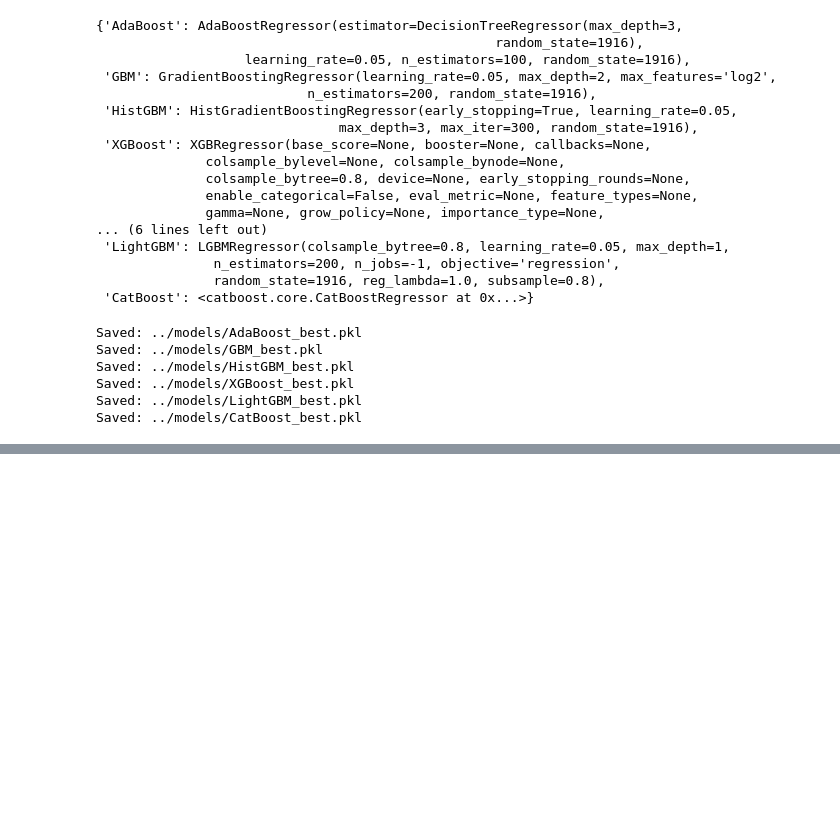
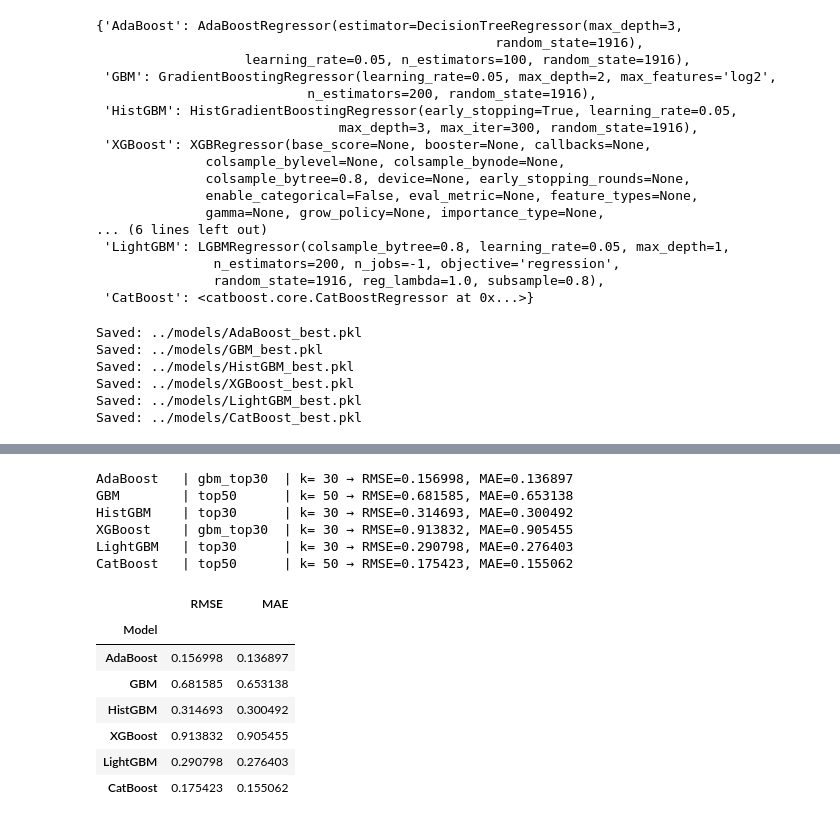
Before and after one commit to anlan-chen/Gradient_Boosting_Task, a Jupyter notebook: Gradient_Boosting_Task.ipynb, the cells around one changed output, grey strips where cells are left out. Drawn from its saved outputs; the diff is of its cells as text; code cells hidden in the pictures; blank space fills up the shorter version.

```diff
--- a/Gradient_Boosting_Task.ipynb
+++ b/Gradient_Boosting_Task.ipynb
@@ -1257,0 +996,14 @@ print(train_fe.shape, test_fe.shape)
+# %%
+feature_rank = pd.read_excel(feature_rank_url, index_col=0)
+
+feature_rank_sorted = feature_rank.sort_values(by="boruta_rank", ascending=True)
+feature_names_sorted = feature_rank_sorted.index.tolist()
+
+feature_sets = {
+    "top20": feature_names_sorted[:20],
+    "top30": feature_names_sorted[:30],
+    "top50": feature_names_sorted[:50],
+}
+
+for name, cols in feature_sets.items():
+    print(f"{name}: {len(cols)} features")
@@ -1283,0 +1057,2 @@ ValueError: X has 50 features, but AdaBoostRegressor is expecting 30 features as
+# %%
+feature_list_by_ranking = feature_names_sorted[:30]
@@ -1283,0 +1152,44 @@ ValueError: X has 50 features, but AdaBoostRegressor is expecting 30 features as
+# %%
+import re
+
+numeric_cols = train_fe.select_dtypes(include=[np.number]).columns.drop("etr")
+
+scores = []
+
+for name, bundle in loaded_models.items():
+    model = bundle["model"]
+    fs_name = bundle["feature_set_name"]
+
+    m = re.search(r"top(\d+)", fs_name)
+    k = int(m.group(1)) if m else 30
+
+    feats = numeric_cols[:k]
+    X_test_fs = test_fe[feats].to_numpy()
+
+    pred = model.predict(X_test_fs)
+
+    rmse_val = rmse(y_test, pred)
+    mae_val  = mean_absolute_error(y_test, pred)
+
+    print(f"{name:10s} | {fs_name:10s} | k={k:3d} → RMSE={rmse_val:.6f}, MAE={mae_val:.6f}")
+
+    scores.append([name, rmse_val, mae_val])
+
+
+boosting_model_score = pd.DataFrame(scores, columns=["Model", "RMSE", "MAE"]).set_index("Model")
+display(boosting_model_score)
+# %% [output]
+AdaBoost   | gbm_top30  | k= 30 → RMSE=0.156998, MAE=0.136897
+GBM        | top50      | k= 50 → RMSE=0.681585, MAE=0.653138
+HistGBM    | top30      | k= 30 → RMSE=0.314693, MAE=0.300492
+XGBoost    | gbm_top30  | k= 30 → RMSE=0.913832, MAE=0.905455
+LightGBM   | top30      | k= 30 → RMSE=0.290798, MAE=0.276403
+CatBoost   | top50      | k= 50 → RMSE=0.175423, MAE=0.155062
+|  | RMSE | MAE |
+| Model |  |  |
+| AdaBoost | 0.156998 | 0.136897 |
+| GBM | 0.681585 | 0.653138 |
+| HistGBM | 0.314693 | 0.300492 |
+| XGBoost | 0.913832 | 0.905455 |
+| LightGBM | 0.290798 | 0.276403 |
+| CatBoost | 0.175423 | 0.155062 |
```
Also changed, not shown: parts of 47 cells of this notebook.
